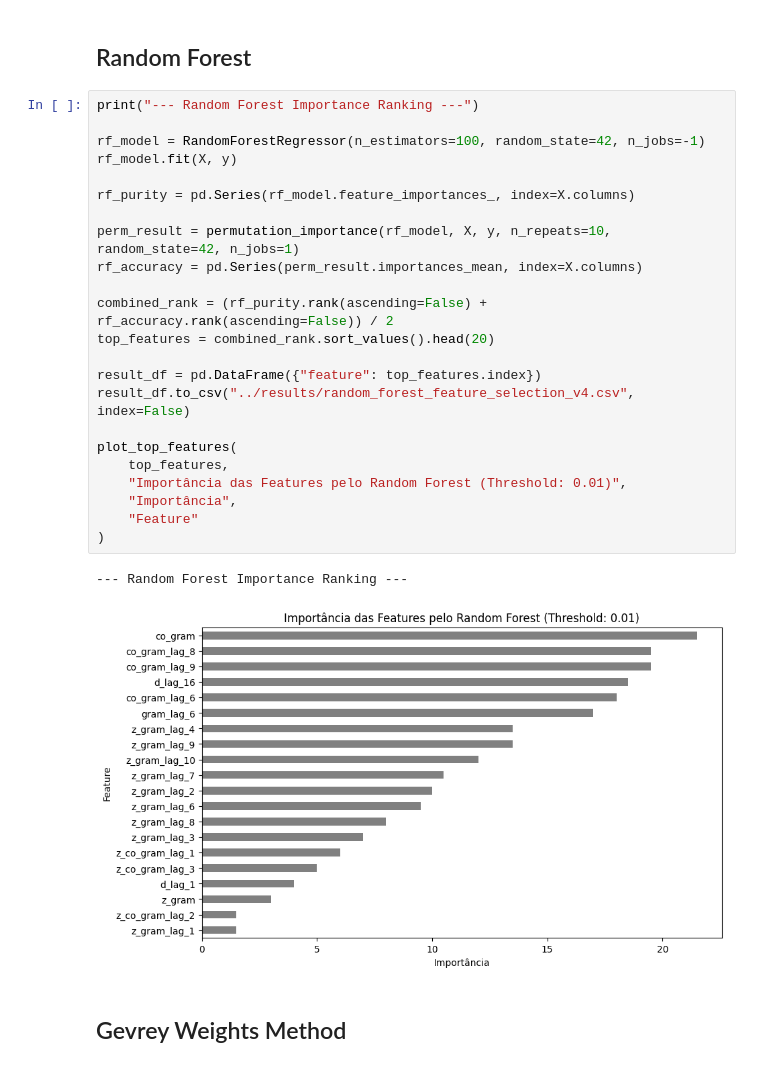
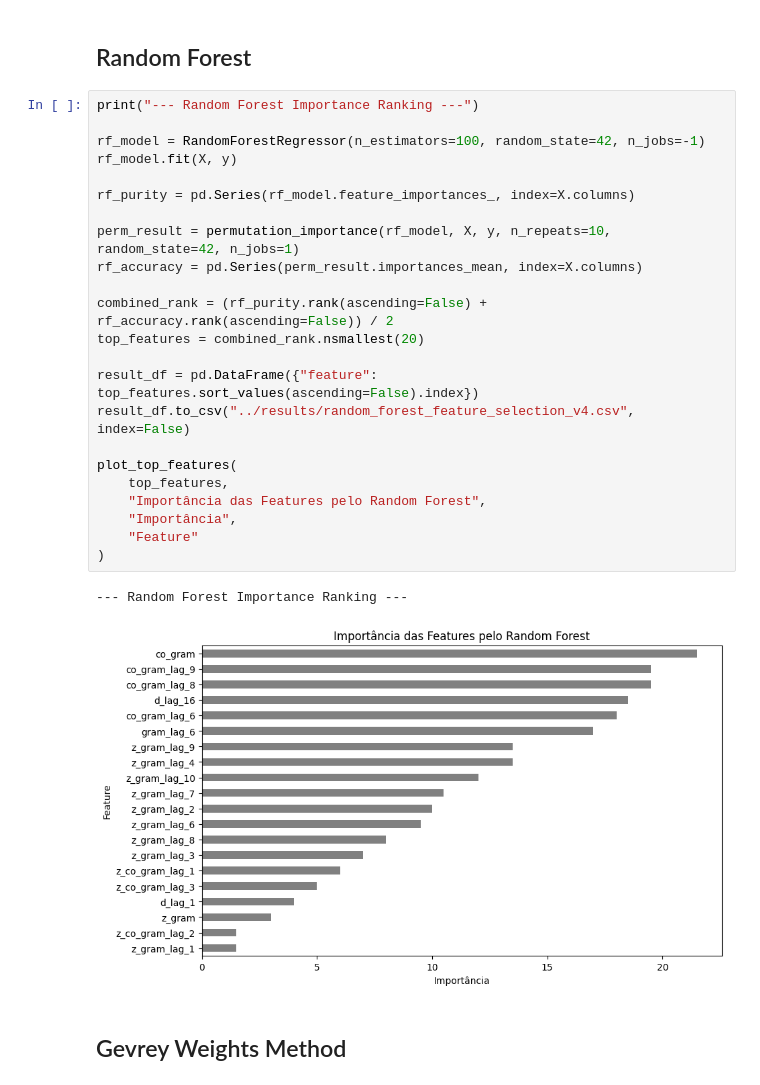
Before and after one commit to gddeazevedo/rgpe, a Jupyter notebook: notebooks/feature_selection_v4_riemann_features.ipynb, the cells around one changed output. Cells and saved outputs as stored; diff of their text form.

```diff
--- a/notebooks/feature_selection_v4_riemann_features.ipynb
+++ b/notebooks/feature_selection_v4_riemann_features.ipynb
@@ -54,29 +54,29 @@ plot_top_features(
 # %%
 print("--- Random Forest Importance Ranking ---")
 
 rf_model = RandomForestRegressor(n_estimators=100, random_state=42, n_jobs=-1)
 rf_model.fit(X, y)
 
 rf_purity = pd.Series(rf_model.feature_importances_, index=X.columns)
 
 perm_result = permutation_importance(rf_model, X, y, n_repeats=10, random_state=42, n_jobs=1)
 rf_accuracy = pd.Series(perm_result.importances_mean, index=X.columns)
 
 combined_rank = (rf_purity.rank(ascending=False) + rf_accuracy.rank(ascending=False)) / 2
-top_features = combined_rank.sort_values().head(20)
+top_features = combined_rank.nsmallest(20)
 
-result_df = pd.DataFrame({"feature": top_features.index})
+result_df = pd.DataFrame({"feature": top_features.sort_values(ascending=False).index})
 result_df.to_csv("../results/random_forest_feature_selection_v4.csv", index=False)
 
 plot_top_features(
     top_features,
-    "Importância das Features pelo Random Forest (Threshold: 0.01)",
+    "Importância das Features pelo Random Forest",
     "Importância",
     "Feature"
 )
 # %% [output]
 --- Random Forest Importance Ranking ---
-[figure, old version]
+[figure, new version]
 # %% [markdown]
 ## Gevrey Weights Method
 # %%
```
Also changed, not shown: 10 other files.
